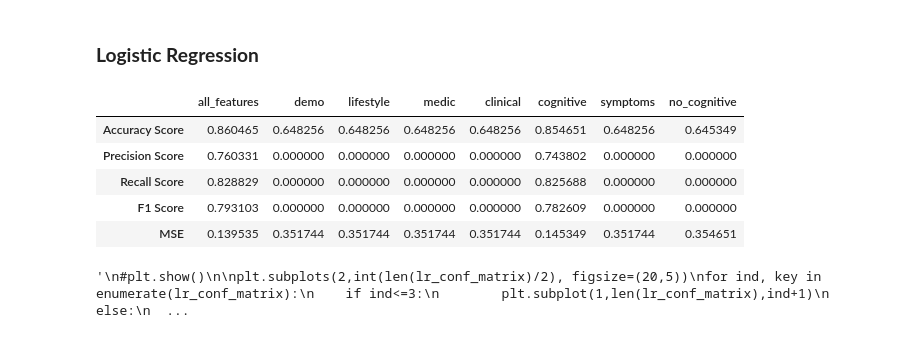
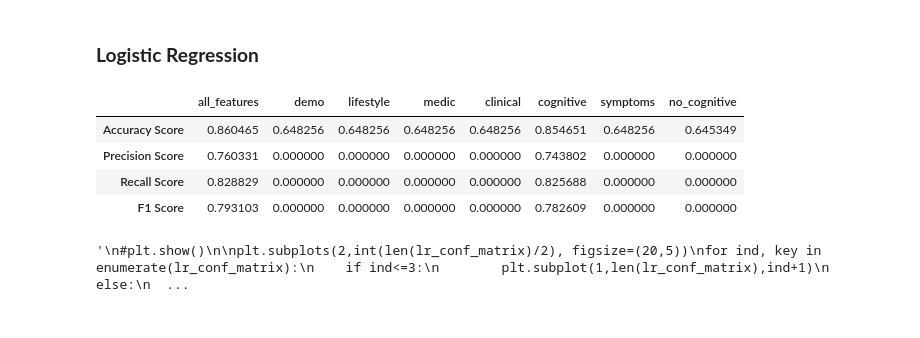
Before and after one commit to mgamankwah/alzheimers_risk_prediction, a Jupyter notebook: scripts/model_exploration_Mercy.ipynb, the cells around one changed output. Cells and saved outputs as stored; diff of their text form; code cells hidden in the pictures.

```diff
--- a/scripts/model_exploration_Mercy.ipynb
+++ b/scripts/model_exploration_Mercy.ipynb
@@ -159,32 +156,30 @@ df_train, df_test = train_test_split(df, random_state= 123 , shuffle= True,test_
 # %%
 lr_pipe = Pipeline([('scale', StandardScaler()), ('lr', LogisticRegression(random_state=42))])
 
 lr_acc_score = {}
 lr_conf_matrix = {} #confusion matrix
 
 for key in subcategory_dict:
     item = subcategory_dict[key]
     lr_pipe.fit(df_train[item[:-1]], df_train.Diagnosis)
     pred = lr_pipe.predict(df_test[item[:-1]])
 
     lr_acc_score[key] = [accuracy_score(pred, df_test.Diagnosis),
                            precision_score(pred, df_test.Diagnosis, zero_division=1),
                            recall_score(pred, df_test.Diagnosis),
-                           f1_score(pred, df_test.Diagnosis),
-                           mean_squared_error(pred, df_test.Diagnosis)]
+                           f1_score(pred, df_test.Diagnosis)]
     lr_conf_matrix[key] = confusion_matrix(pred, df_test.Diagnosis)
 
 
-lr_acc_score_df = pd.DataFrame(lr_acc_score, index=['Accuracy Score', 'Precision Score', 'Recall Score', 'F1 Score', 'MSE'])
+lr_acc_score_df = pd.DataFrame(lr_acc_score, index=['Accuracy Score', 'Precision Score', 'Recall Score', 'F1 Score'])
 #lr_conf_matrix_df = pd.DataFrame(lr_conf_matrix, index = [])
 lr_acc_score_df
 # %% [output]
 |  | all_features | demo | lifestyle | medic | clinical | cognitive | symptoms | no_cognitive |
 | Accuracy Score | 0.860465 | 0.648256 | 0.648256 | 0.648256 | 0.648256 | 0.854651 | 0.648256 | 0.645349 |
 | Precision Score | 0.760331 | 0.000000 | 0.000000 | 0.000000 | 0.000000 | 0.743802 | 0.000000 | 0.000000 |
 | Recall Score | 0.828829 | 0.000000 | 0.000000 | 0.000000 | 0.000000 | 0.825688 | 0.000000 | 0.000000 |
 | F1 Score | 0.793103 | 0.000000 | 0.000000 | 0.000000 | 0.000000 | 0.782609 | 0.000000 | 0.000000 |
-| MSE | 0.139535 | 0.351744 | 0.351744 | 0.351744 | 0.351744 | 0.145349 | 0.351744 | 0.354651 |
 # %%
 '''
 
```
Also changed, not shown: parts of 22 cells of this notebook.
